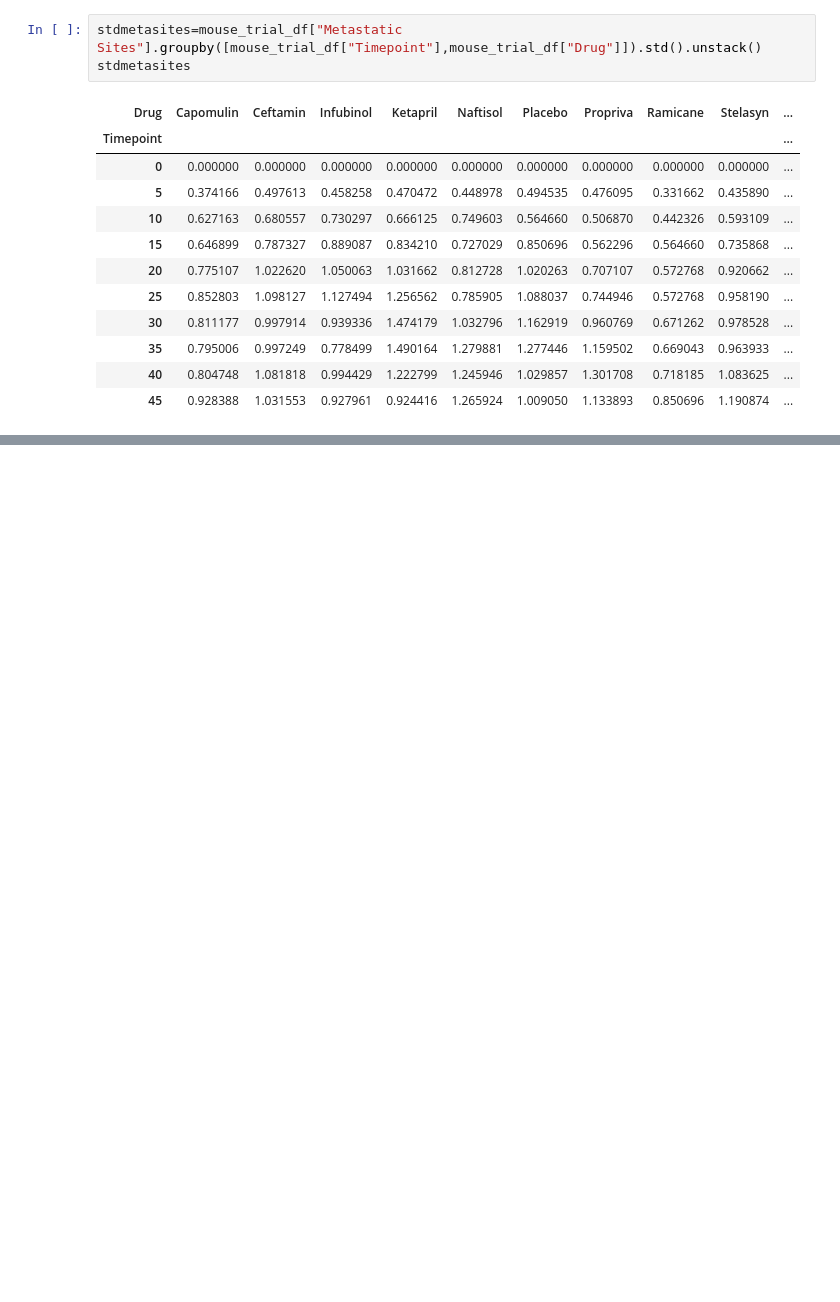
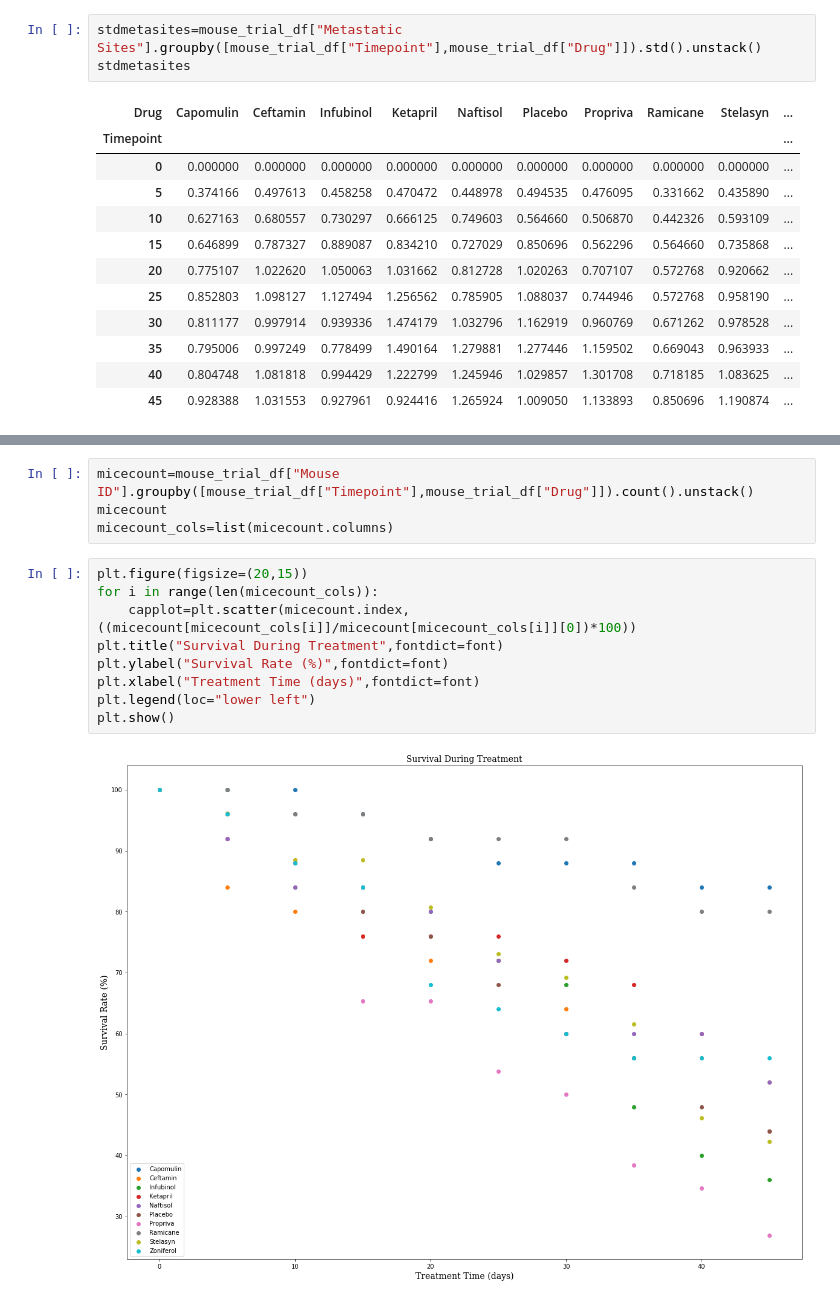
Before and after one commit to cammster/UTDataHmwkJan2018, a Jupyter notebook: Homework/Week 5 Matplotlib/AKaraffa_Week5_PyPharmaceuticals.ipynb, the cells around one changed output, grey strips where cells are left out. Cells and saved outputs as stored; diff of their text form; blank space fills up the shorter version.

```diff
--- a/Homework/Week 5 Matplotlib/AKaraffa_Week5_PyPharmaceuticals.ipynb
+++ b/Homework/Week 5 Matplotlib/AKaraffa_Week5_PyPharmaceuticals.ipynb
@@ -125 +164,16 @@ stdmetasites
+# %%
+micecount=mouse_trial_df["Mouse ID"].groupby([mouse_trial_df["Timepoint"],mouse_trial_df["Drug"]]).count().unstack()
+micecount
+micecount_cols=list(micecount.columns)
+# %%
+plt.figure(figsize=(20,15))
+for i in range(len(micecount_cols)):
+    capplot=plt.scatter(micecount.index,((micecount[micecount_cols[i]]/micecount[micecount_cols[i]][0])*100))
+plt.title("Survival During Treatment",fontdict=font)
+plt.ylabel("Survival Rate (%)",fontdict=font)
+plt.xlabel("Treatment Time (days)",fontdict=font)
+plt.legend(loc="lower left")
+plt.show()
+# %% [output]
+[figure, added]
 # %% [markdown]
```
Also changed, not shown: parts of 16 cells of this notebook.
